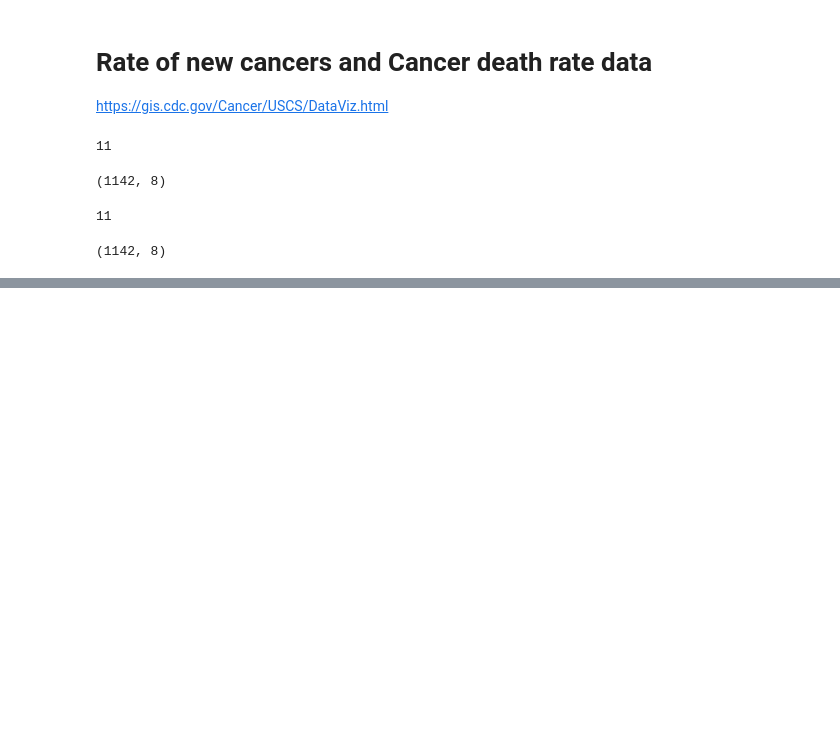
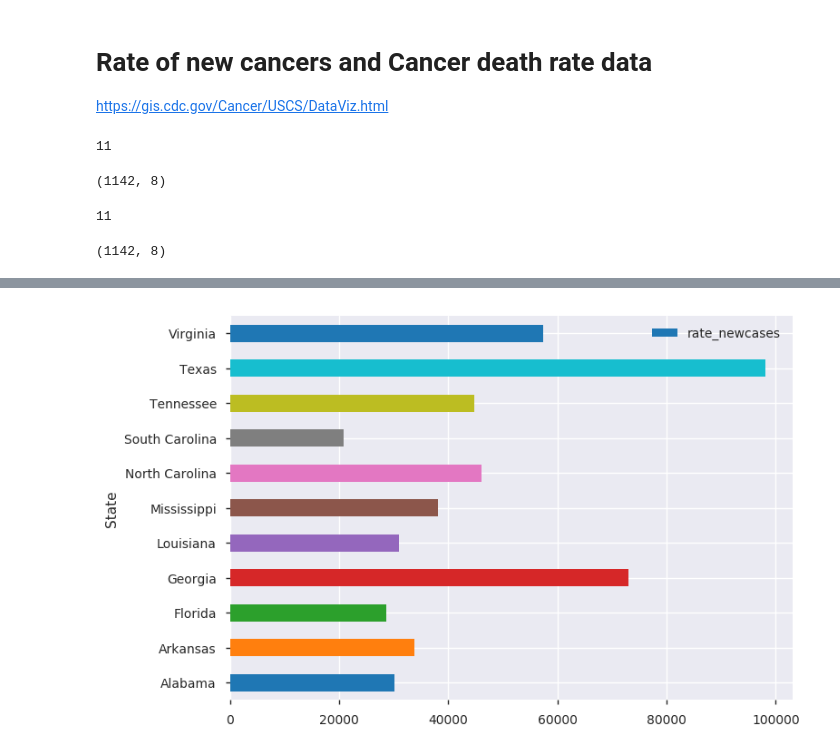
Before and after one commit to Ashutosh-Singhal/Cancer_SHD_TN, a Jupyter notebook: Data_loading_Cleaning.ipynb, the cells around one changed output, grey strips where cells are left out. Cells and saved outputs as stored; diff of their text form; code cells hidden in the pictures; blank space fills up the shorter version.

```diff
--- a/Data_loading_Cleaning.ipynb
+++ b/Data_loading_Cleaning.ipynb
@@ -367,0 +436,3 @@ deaths.head()
+# %%
+deaths.County = deaths.County.str.replace('County', '')
+#deaths.head()
@@ -367,0 +445,3 @@ deaths.head()
+# %%
+deaths = deaths.drop(['CancerType', 'Year', 'Sex', 'AgeAdjustedRate'], axis=1)
+#deaths.head()
@@ -367,0 +467,3 @@ deaths.head()
+# %%
+cancer = pd.merge(newcases, deaths)
+cancer.head()
@@ -367,0 +483,3 @@ deaths.head()
+# %%
+cancer.columns = ['State', 'County', 'CaseCount', 'Cases_AgeAdj_Rate', 'DeathCount',
+       'Population', 'Deaths_AgeAdj_Rate']
@@ -367,0 +498,7 @@ deaths.head()
+# %%
+cancer_grouped = cancer.groupby(
+        by=['State']
+    )['Cases_AgeAdj_Rate'].sum().reset_index(name='rate_newcases')
+cancer_grouped.plot(x = 'State', y = 'rate_newcases', kind  = 'barh');
+# %% [output]
+[figure, added]
```
Also changed, not shown: parts of 53 cells of this notebook.
